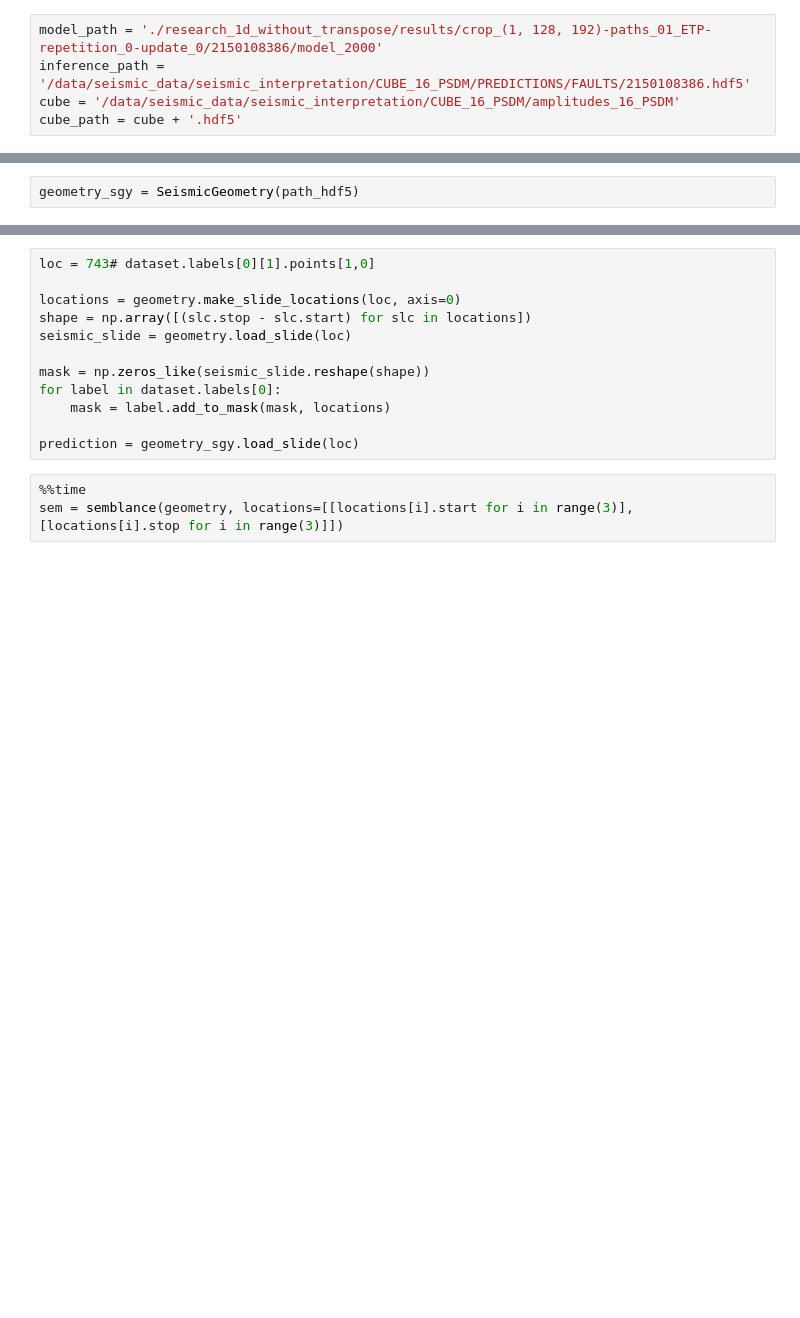
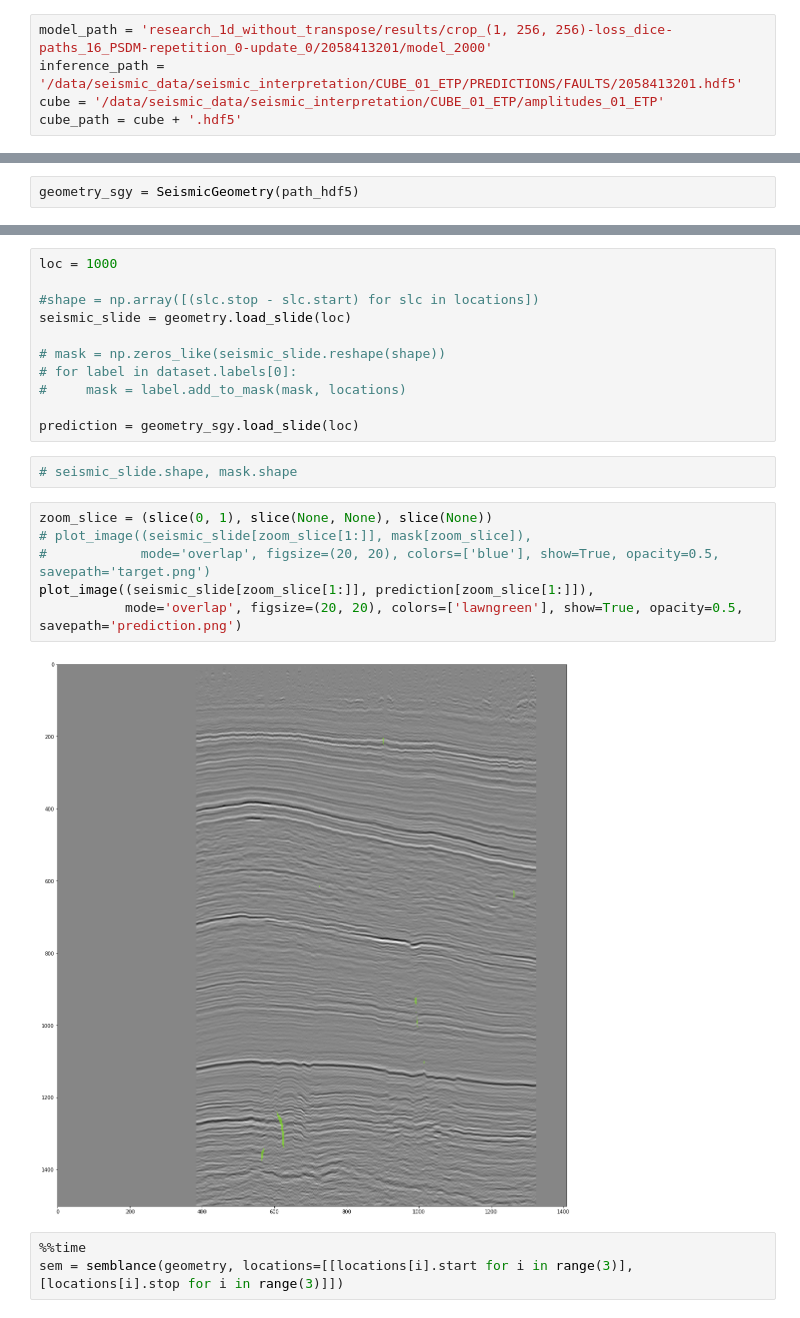
Before and after one commit to vodun/seismiqb, a Jupyter notebook: models/Faults_detection/05_inference.ipynb, the cells around one changed output, grey strips where cells are left out. Cells and saved outputs as stored; diff of their text form; blank space fills up the shorter version.

```diff
--- a/models/Faults_detection/05_inference.ipynb
+++ b/models/Faults_detection/05_inference.ipynb
@@ -28,6 +31,6 @@ from seismiqb.batchflow import D, B, V, P, R, L, W
 # %%
-model_path = './research_1d_without_transpose/results/crop_(1, 128, 192)-paths_01_ETP-repetition_0-update_0/2150108386/model_2000'
-inference_path = '/data/seismic_data/seismic_interpretation/CUBE_16_PSDM/PREDICTIONS/FAULTS/2150108386.hdf5'
-cube = '/data/seismic_data/seismic_interpretation/CUBE_16_PSDM/amplitudes_16_PSDM'
+model_path = 'research_1d_without_transpose/results/crop_(1, 256, 256)-loss_dice-paths_16_PSDM-repetition_0-update_0/2058413201/model_2000'
+inference_path = '/data/seismic_data/seismic_interpretation/CUBE_01_ETP/PREDICTIONS/FAULTS/2058413201.hdf5'
+cube = '/data/seismic_data/seismic_interpretation/CUBE_01_ETP/amplitudes_01_ETP'
 cube_path = cube + '.hdf5'
 # %%
@@ -160,15 +139,24 @@ def semblance(geometry, labels=None, locations=None, window=10):
 # %%
-loc = 743# dataset.labels[0][1].points[1,0]
+loc = 1000
 
-locations = geometry.make_slide_locations(loc, axis=0)
-shape = np.array([(slc.stop - slc.start) for slc in locations])
+#shape = np.array([(slc.stop - slc.start) for slc in locations])
 seismic_slide = geometry.load_slide(loc)
 
-mask = np.zeros_like(seismic_slide.reshape(shape))
-for label in dataset.labels[0]:
-    mask = label.add_to_mask(mask, locations)
+# mask = np.zeros_like(seismic_slide.reshape(shape))
+# for label in dataset.labels[0]:
+#     mask = label.add_to_mask(mask, locations)
 
 prediction = geometry_sgy.load_slide(loc)
+# %%
+# seismic_slide.shape, mask.shape
+# %%
+zoom_slice = (slice(0, 1), slice(None, None), slice(None))
+# plot_image((seismic_slide[zoom_slice[1:]], mask[zoom_slice]),
+#            mode='overlap', figsize=(20, 20), colors=['blue'], show=True, opacity=0.5, savepath='target.png')
+plot_image((seismic_slide[zoom_slice[1:]], prediction[zoom_slice[1:]]),
+           mode='overlap', figsize=(20, 20), colors=['lawngreen'], show=True, opacity=0.5, savepath='prediction.png')
+# %% [output]
+[figure, added]
 # %%
 %%time
 sem = semblance(geometry, locations=[[locations[i].start for i in range(3)], [locations[i].stop for i in range(3)]])
```
Also changed, not shown: parts of 10 cells of this notebook, 1 other file.
